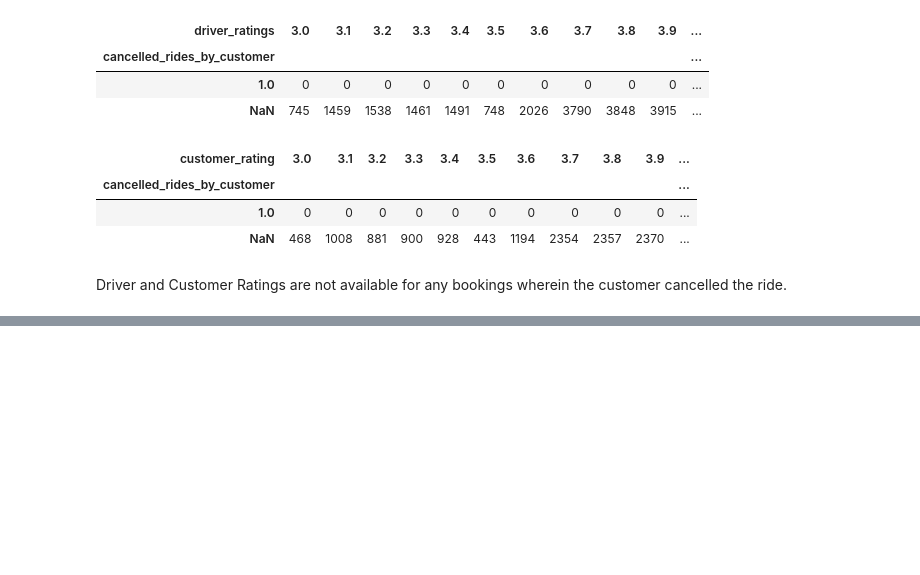
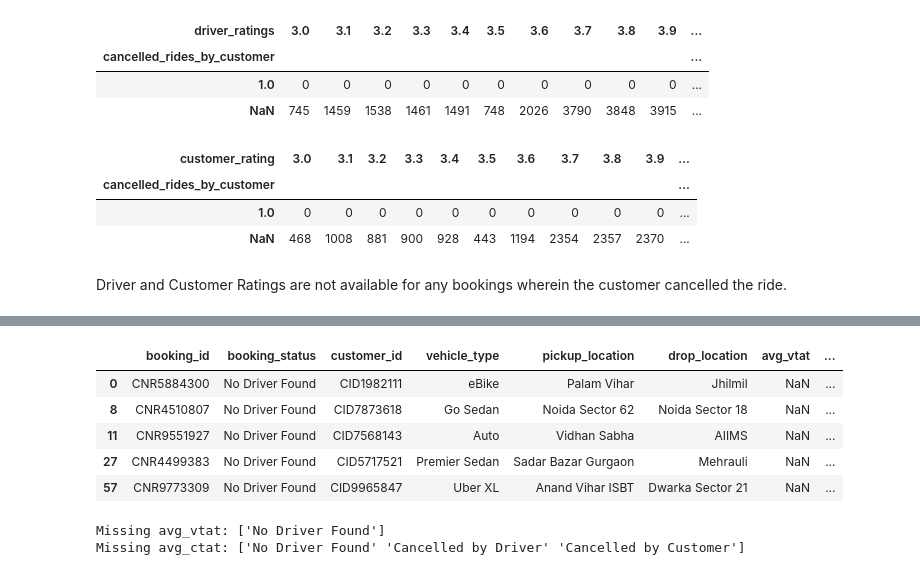
Before and after one commit to traha-89/Portafoglio, a Jupyter notebook: Uber Ride Cancellation Prediction/uber_ride_cancel_pred.ipynb, the cells around one changed output, grey strips where cells are left out. Cells and saved outputs as stored; diff of their text form; code cells hidden in the pictures; blank space fills up the shorter version.

```diff
--- a/Uber Ride Cancellation Prediction/uber_ride_cancel_pred.ipynb
+++ b/Uber Ride Cancellation Prediction/uber_ride_cancel_pred.ipynb
@@ -261,0 +317,17 @@ Driver and Customer Ratings are not available for any bookings wherein the custo
+# %%
+# Check for missing values in 'avg_vtat'
+df[df['avg_vtat'].isnull()].head()
+# %% [output]
+|  | booking_id | booking_status | customer_id | vehicle_type | pickup_location | drop_location | avg_vtat | ... |
+| 0 | CNR5884300 | No Driver Found | CID1982111 | eBike | Palam Vihar | Jhilmil | NaN | ... |
+| 8 | CNR4510807 | No Driver Found | CID7873618 | Go Sedan | Noida Sector 62 | Noida Sector 18 | NaN | ... |
+| 11 | CNR9551927 | No Driver Found | CID7568143 | Auto | Vidhan Sabha | AIIMS | NaN | ... |
+| 27 | CNR4499383 | No Driver Found | CID5717521 | Premier Sedan | Sadar Bazar Gurgaon | Mehrauli | NaN | ... |
+| 57 | CNR9773309 | No Driver Found | CID9965847 | Uber XL | Anand Vihar ISBT | Dwarka Sector 21 | NaN | ... |
+# %%
+# Check which booking statuses have missing 'avg_vtat' and 'avg_ctat'
+print('Missing avg_vtat:',df[df['avg_vtat'].isnull()]['booking_status'].unique())
+print('Missing avg_ctat:',df[df['avg_ctat'].isnull()]['booking_status'].unique())
+# %% [output]
+Missing avg_vtat: ['No Driver Found']
+Missing avg_ctat: ['No Driver Found' 'Cancelled by Driver' 'Cancelled by Customer']
```
Also changed, not shown: parts of 4 cells of this notebook.
